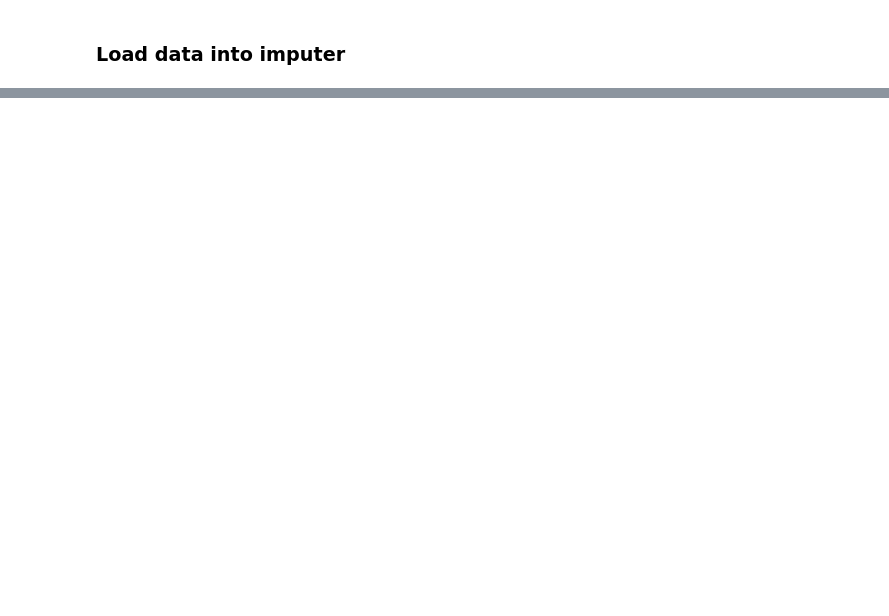
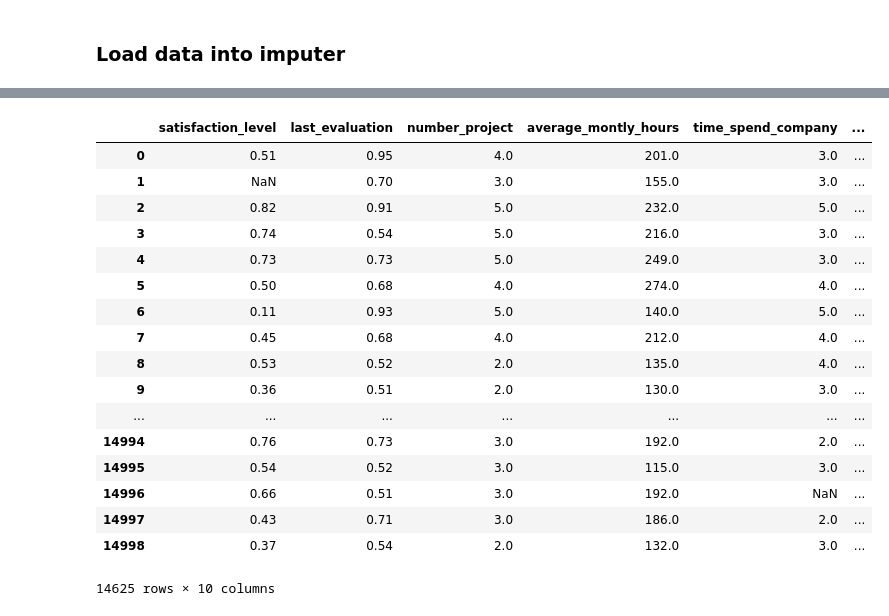
Before and after one commit to andirs/impyte, a Jupyter notebook: sandbox.ipynb, the cells around one changed output, grey strips where cells are left out. Cells and saved outputs as stored; diff of their text form; code cells hidden in the pictures; blank space fills up the shorter version.

Commit message:
feat: Add drop pattern functionality

```diff
--- a/sandbox.ipynb
+++ b/sandbox.ipynb
@@ -115 +122,27 @@ imputer.get_pattern(4)
 374 rows × 10 columns
+# %%
+reload(impyte)
+imputer = impyte.Imputer(data) # instantiate impyte class
+nan_checker = impyte.NanChecker()
+pattern_log = impyte.Pattern()
+imputer.pattern()
+imputer.drop_pattern(4)
+# %% [output]
+|  | satisfaction_level | last_evaluation | number_project | average_montly_hours | time_spend_company | ... |
+| 0 | 0.51 | 0.95 | 4.0 | 201.0 | 3.0 | ... |
+| 1 | NaN | 0.70 | 3.0 | 155.0 | 3.0 | ... |
+| 2 | 0.82 | 0.91 | 5.0 | 232.0 | 5.0 | ... |
+| 3 | 0.74 | 0.54 | 5.0 | 216.0 | 3.0 | ... |
+| 4 | 0.73 | 0.73 | 5.0 | 249.0 | 3.0 | ... |
+| 5 | 0.50 | 0.68 | 4.0 | 274.0 | 4.0 | ... |
+| 6 | 0.11 | 0.93 | 5.0 | 140.0 | 5.0 | ... |
+| 7 | 0.45 | 0.68 | 4.0 | 212.0 | 4.0 | ... |
+| 8 | 0.53 | 0.52 | 2.0 | 135.0 | 4.0 | ... |
+| 9 | 0.36 | 0.51 | 2.0 | 130.0 | 3.0 | ... |
+| ... | ... | ... | ... | ... | ... | ... |
+| 14994 | 0.76 | 0.73 | 3.0 | 192.0 | 2.0 | ... |
+| 14995 | 0.54 | 0.52 | 3.0 | 115.0 | 3.0 | ... |
+| 14996 | 0.66 | 0.51 | 3.0 | 192.0 | NaN | ... |
+| 14997 | 0.43 | 0.71 | 3.0 | 186.0 | 2.0 | ... |
+| 14998 | 0.37 | 0.54 | 2.0 | 132.0 | 3.0 | ... |
+14625 rows × 10 columns
```
Also changed, not shown: parts of 11 cells of this notebook, 1 other file.
